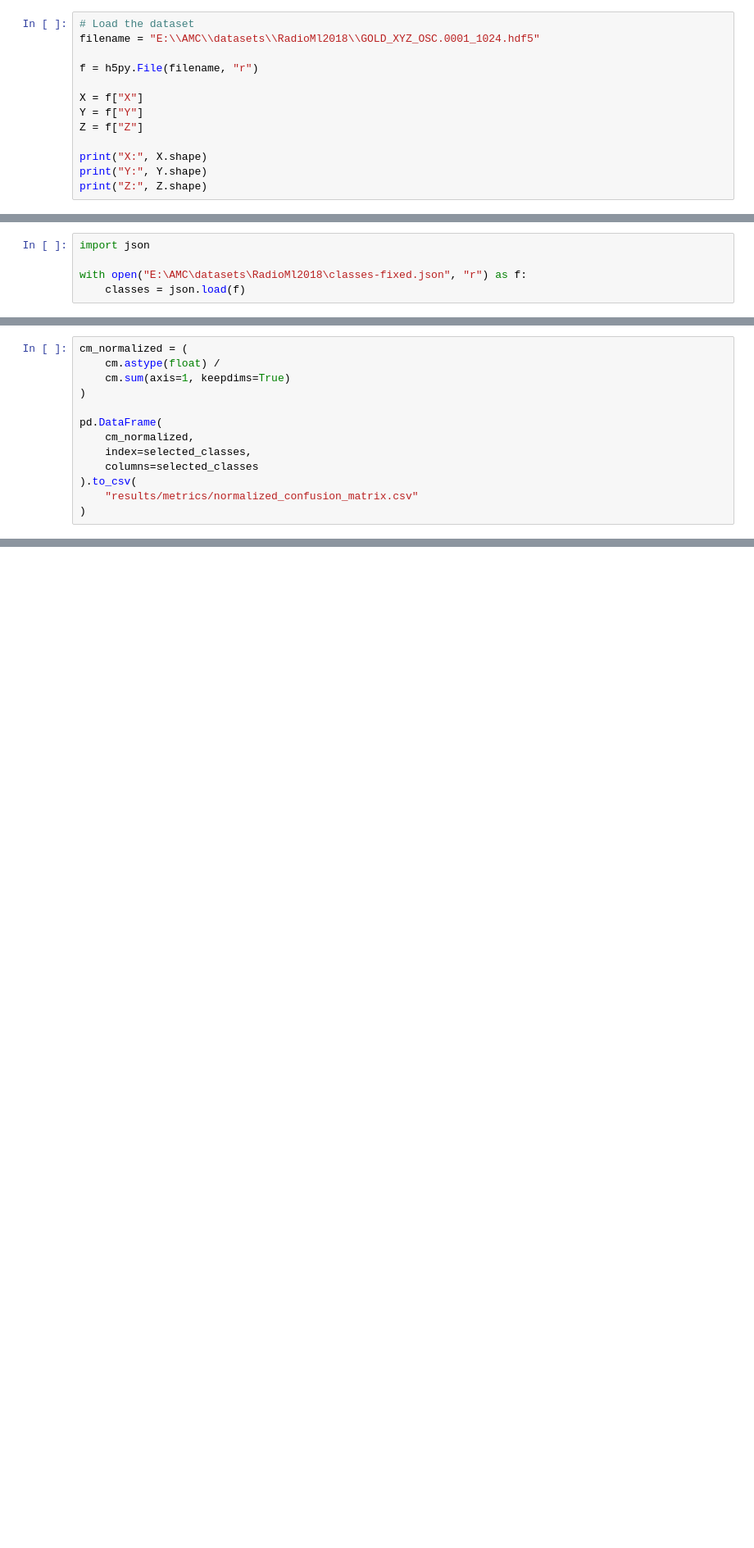
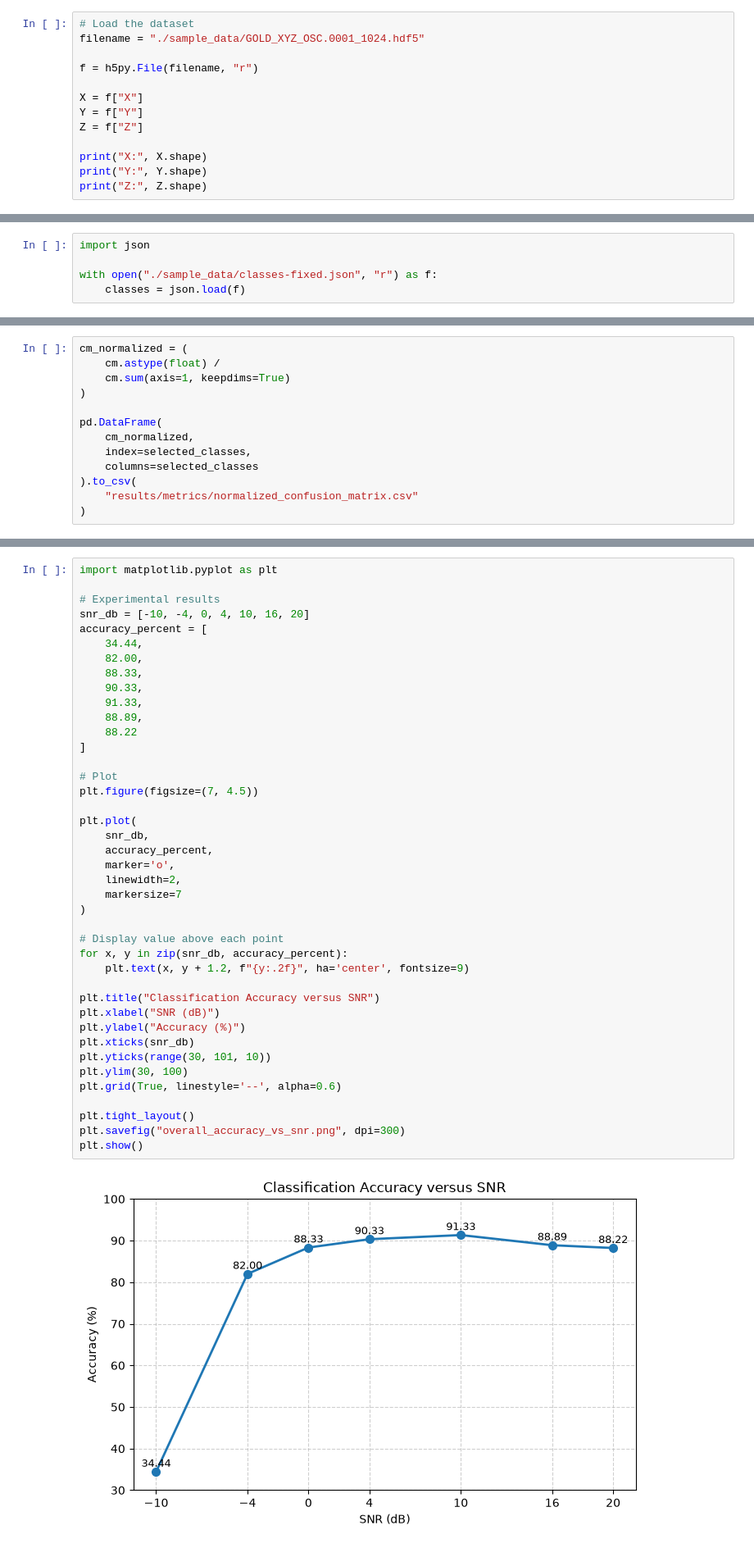
Before and after one commit to manashbaral/Automatic-Modulation-Classification-AMC-, a Jupyter notebook: src/CNN_model.ipynb, the cells around one changed output, grey strips where cells are left out. Shown at 82% size. Saved outputs shown, nothing was run; the diff lists cells and outputs as text; blank space fills up the shorter version.

Commit message:
fmodel trained and evaluation result

```diff
--- a/src/CNN_model.ipynb
+++ b/src/CNN_model.ipynb
@@ -29,7 +32,7 @@ Pandas: 3.0.5
 Matplotlib backend: module://matplotlib_inline.backend_inline
 # %%
 # Load the dataset
-filename = "E:\\AMC\\datasets\\RadioMl2018\\GOLD_XYZ_OSC.0001_1024.hdf5"
+filename = "./sample_data/GOLD_XYZ_OSC.0001_1024.hdf5"
 
 f = h5py.File(filename, "r")
 
@@ -83,7 +75,7 @@ print(class_to_new_lables)
 # %%
 import json
 
-with open("E:\AMC\datasets\RadioMl2018\classes-fixed.json", "r") as f:
+with open("./sample_data/classes-fixed.json", "r") as f:
     classes = json.load(f)
 # %%
 selected_class_indices = [
@@ -1050,0 +870,43 @@ plt.show()
+# %%
+import matplotlib.pyplot as plt
+
+# Experimental results
+snr_db = [-10, -4, 0, 4, 10, 16, 20]
+accuracy_percent = [
+    34.44,
+    82.00,
+    88.33,
+    90.33,
+    91.33,
+    88.89,
+    88.22
+]
+
+# Plot
+plt.figure(figsize=(7, 4.5))
+
+plt.plot(
+    snr_db,
+    accuracy_percent,
+    marker='o',
+    linewidth=2,
+    markersize=7
+)
+
+# Display value above each point
+for x, y in zip(snr_db, accuracy_percent):
+    plt.text(x, y + 1.2, f"{y:.2f}", ha='center', fontsize=9)
+
+plt.title("Classification Accuracy versus SNR")
+plt.xlabel("SNR (dB)")
+plt.ylabel("Accuracy (%)")
+plt.xticks(snr_db)
+plt.yticks(range(30, 101, 10))
+plt.ylim(30, 100)
+plt.grid(True, linestyle='--', alpha=0.6)
+
+plt.tight_layout()
+plt.savefig("overall_accuracy_vs_snr.png", dpi=300)
+plt.show()
+# %% [output]
+[figure, added]
```
Also changed, not shown: parts of 31 cells of this notebook, 19 other files.
